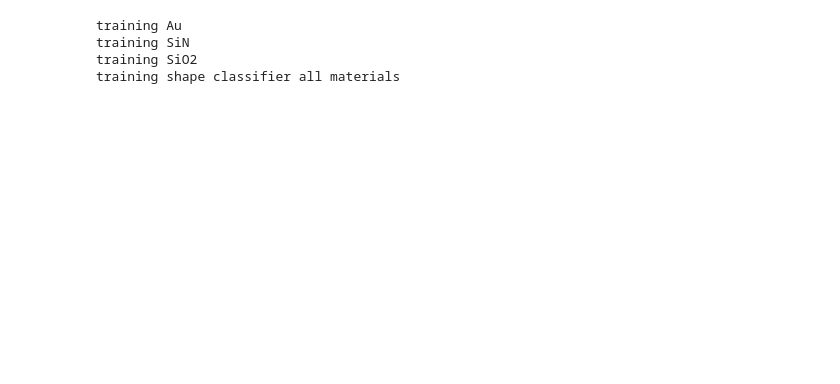
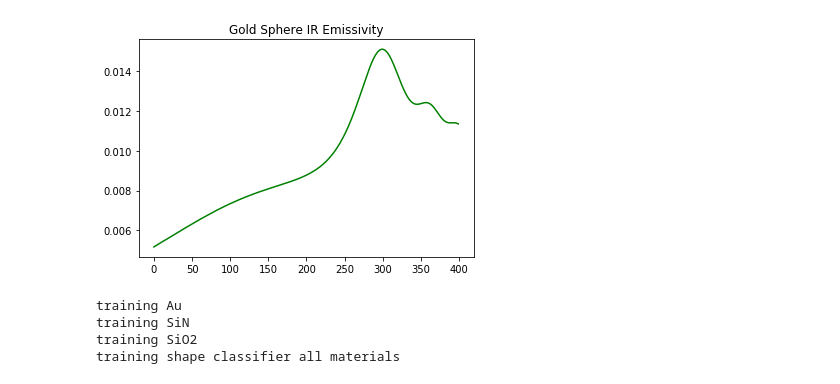
Before and after one commit to chloechsu/nanoparticle, a Jupyter notebook: src/RF_Model.ipynb, the cells around one changed output. Cells and saved outputs as stored; diff of their text form; code cells hidden in the pictures; blank space fills up the shorter version.

```diff
--- a/src/RF_Model.ipynb
+++ b/src/RF_Model.ipynb
@@ -143,6 +221,13 @@ spectra_train_smaller = joblib.load('cache/r20200406_234541_50.0sc_50.0sp_1_CPU/
 # %%
 from_one_hot_dict = {(1.,0.,0.,0.) : 0, (0.,1.,0.,0.) : 1, (0.,0.,1.,0.) : 2, (0.,0.,0.,1.) : 3}
 from_one_hot_dict_materials = {(1.,0.,0.) : 0, (0.,1.,0.) : 1, (0.,0.,1.) : 2}
+# %%
+plt.plot(spectra_train[43], color = 'g')
+plt.title("Gold Sphere IR Emissivity")
+plt.savefig(str("Gold Sphere IR Emissivity") + '.png', format='png')
+plt.show()
+# %% [output]
+[figure, added]
 # %%
 rf_Au = Train_Random_Forests_Shape_Classification("Au", spectra_train, labels_train, spectra_test, labels_test,from_one_hot_dict, 50)
 rf_SiN = Train_Random_Forests_Shape_Classification("SiN", spectra_train, labels_train, spectra_test, labels_test,from_one_hot_dict, 50)
```
Also changed, not shown: parts of 28 cells of this notebook.
